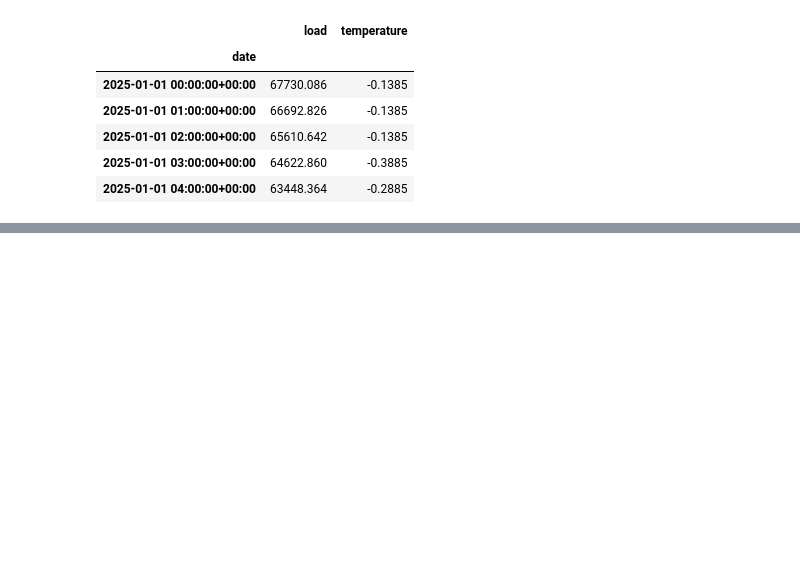
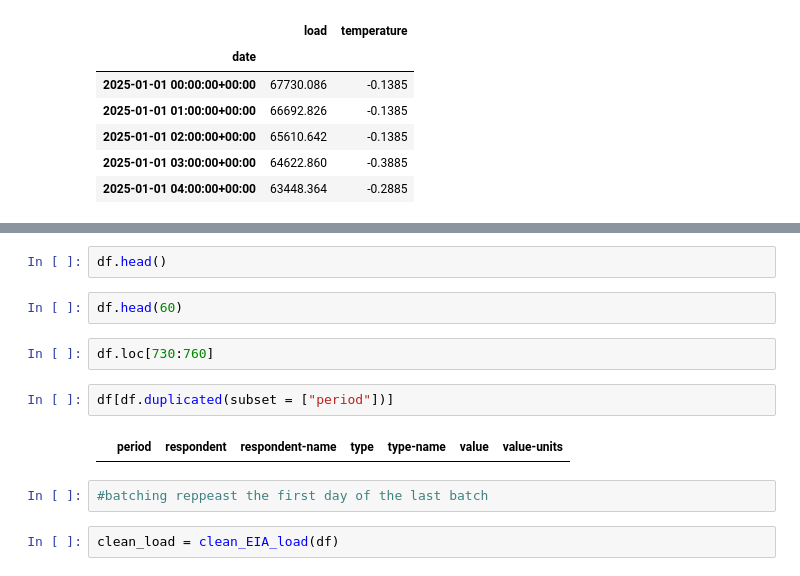
Before and after one commit to maxwellgriffith345/LoadForecast, a Jupyter notebook: notebooks/test.ipynb, the cells around one changed output, grey strips where cells are left out. Drawn from its saved outputs; the diff is of its cells as text; blank space fills up the shorter version.

```diff
--- a/notebooks/test.ipynb
+++ b/notebooks/test.ipynb
@@ -107,0 +82,14 @@ df.head()
+# %%
+df.head()
+# %%
+df.head(60)
+# %%
+df.loc[730:760]
+# %%
+df[df.duplicated(subset = ["period"])]
+# %% [output]
+|  | period | respondent | respondent-name | type | type-name | value | value-units |
+# %%
+#batching reppeast the first day of the last batch
+# %%
+clean_load = clean_EIA_load(df)
```
Also changed, not shown: parts of 12 cells of this notebook, 2 other files.
